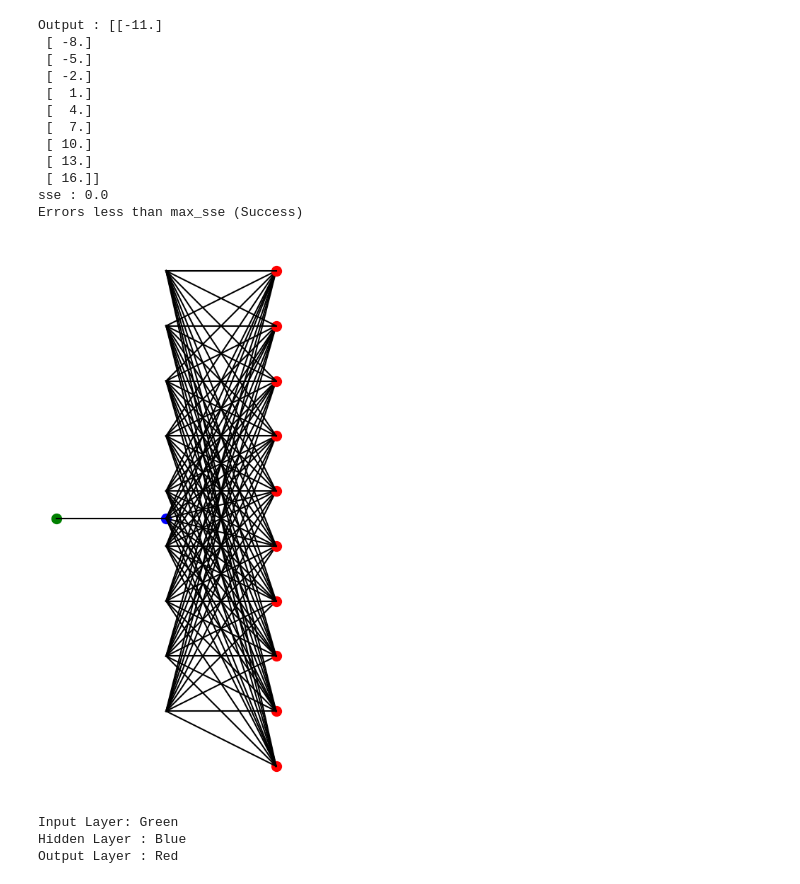
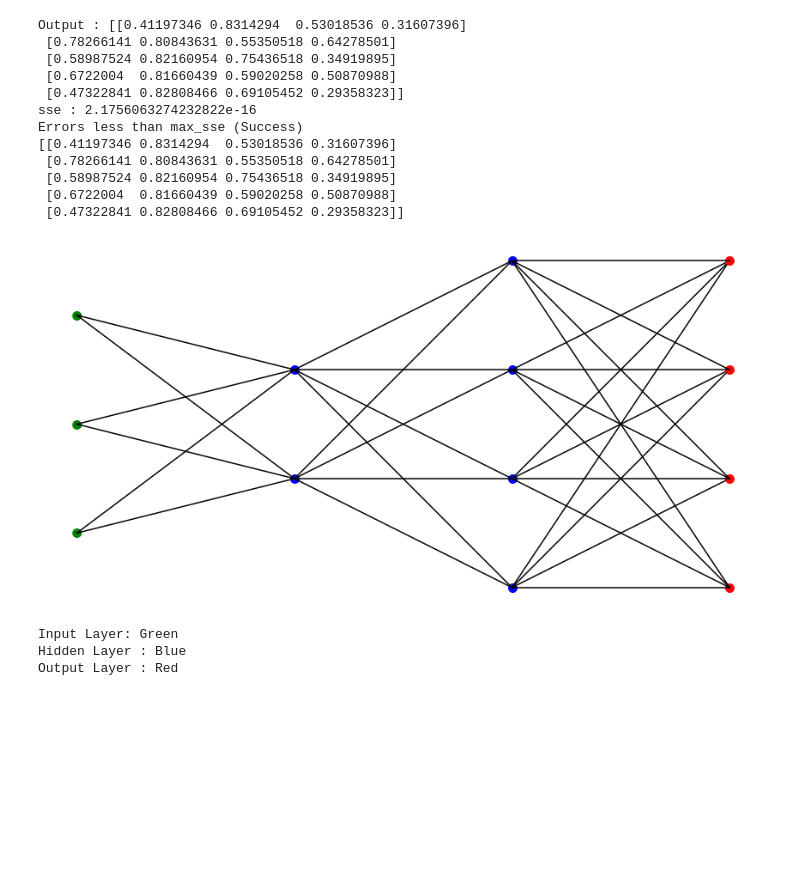
Before and after one commit to Rinaldy-Adin/FFNN-IF3270-Machine-Learning, a Jupyter notebook: Bagian-A/main.ipynb, the cells around one changed output. Drawn from its saved outputs; the diff is of its cells as text; code cells hidden in the pictures; blank space fills up the shorter version.

```diff
--- a/Bagian-A/main.ipynb
+++ b/Bagian-A/main.ipynb
@@ -56,7 +56,7 @@ class Layer:
 Feed Forward Neural Network object class
 """
 class FFNN:
-    def __init__(self, input_size: int, expected: np.ndarray[float], max_sse: float) -> None:
+    def __init__(self, input_size: int, expected: np.ndarray, max_sse: float) -> None:
         self._input_size = input_size
         self._expected = expected
         self._max_sse = max_sse
@@ -82,7 +82,7 @@ class FFNN:
 
         self._layers.append(newLayer)
 
-    def calc_sse(self, output: np.ndarray[float]) -> float:
+    def calc_sse(self, output: np.ndarray) -> float:
         if output.shape != self._expected.shape:
             raise RuntimeError("Output dimensions and expect dimensions do not match")
 
@@ -167,7 +167,8 @@ class FFNN:
                             ax.plot([nodes_x[i+1],nodes_x[i]], [nodes_y[i + 1][j],nodes_y[i][k]], 'k-')
 
 
-            output_layers=self.run()
+            output_layers=self.run()[0]
+            print(output_layers)
             # Plot nodes for output layer
             for j, output in enumerate(output_layers[0]):
                 nodes_y.append(np.arange(len(output_layers[0])) * node_spacing -
@@ -218,27 +219,27 @@ def readfile(filename):
     except KeyError as e:
         print(f"Error: Missing expected key {e} in the JSON structure.")
 # %%
-ffnn = readfile("models/linear.json")
+ffnn = readfile("models/sigmoid.json")
 output, sse, success = ffnn.run()
 print(f"Output : {output}")
 print(f"sse : {sse}")
 print("Errors less than max_sse (Success)" if success else "Errors more than max_sse (Fail)")
 
 ffnn.draw_network()
 # %% [output]
-Output : [[-11.]
- [ -8.]
- [ -5.]
- [ -2.]
- [  1.]
- [  4.]
- [  7.]
- [ 10.]
- [ 13.]
- [ 16.]]
-sse : 0.0
+Output : [[0.41197346 0.8314294  0.53018536 0.31607396]
+ [0.78266141 0.80843631 0.55350518 0.64278501]
+ [0.58987524 0.82160954 0.75436518 0.34919895]
+ [0.6722004  0.81660439 0.59020258 0.50870988]
+ [0.47322841 0.82808466 0.69105452 0.29358323]]
+sse : 2.1756063274232822e-16
 Errors less than max_sse (Success)
+[[0.41197346 0.8314294  0.53018536 0.31607396]
+ [0.78266141 0.80843631 0.55350518 0.64278501]
+ [0.58987524 0.82160954 0.75436518 0.34919895]
+ [0.6722004  0.81660439 0.59020258 0.50870988]
+ [0.47322841 0.82808466 0.69105452 0.29358323]]
-[figure, old version]
+[figure, new version]
 Input Layer: Green
 Hidden Layer : Blue
 Output Layer : Red
```
